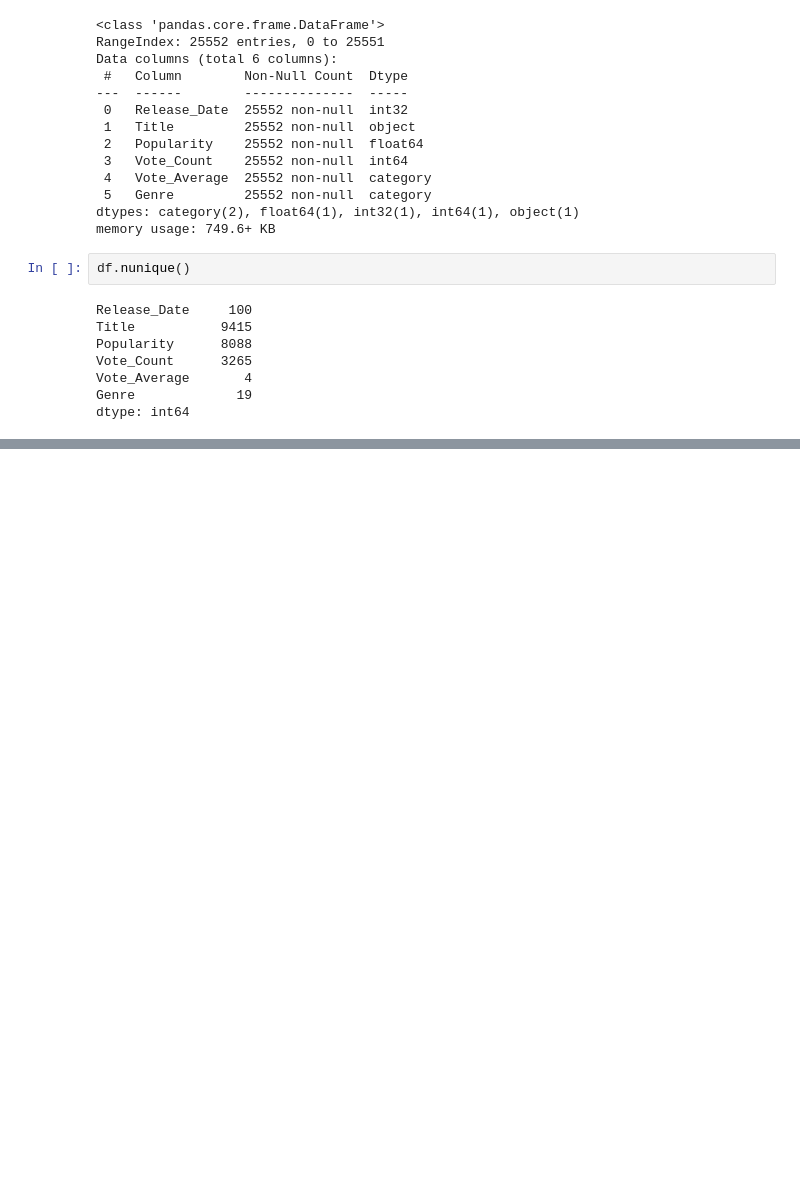
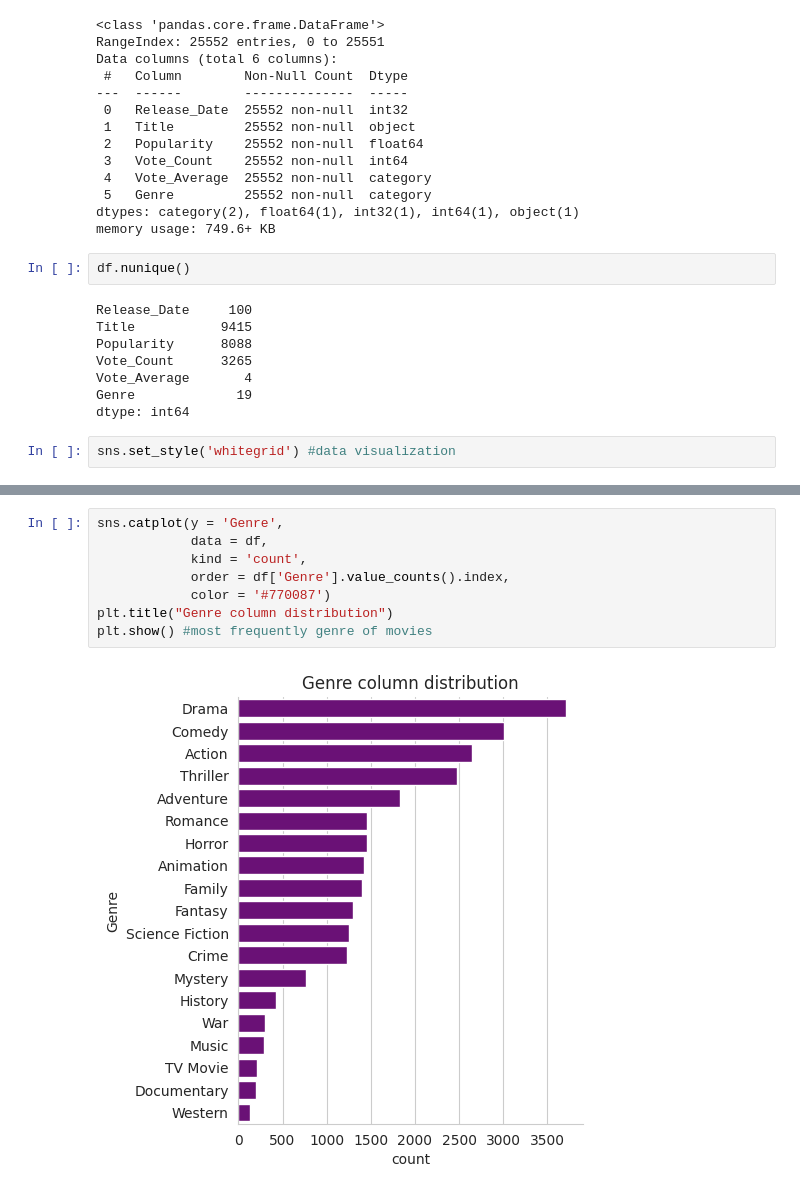
Before and after one commit to callmesidhu/Data-Analysis-Netflix-movie, a Jupyter notebook: data_analysis.ipynb, the cells around one changed output, grey strips where cells are left out. Saved outputs shown, nothing was run; the diff lists cells and outputs as text; blank space fills up the shorter version.

Commit message:
Data visualisation completed

```diff
--- a/data_analysis.ipynb
+++ b/data_analysis.ipynb
@@ -195,3 +195,5 @@ Vote_Count      3265
 Vote_Average       4
 Genre             19
 dtype: int64
+# %%
+sns.set_style('whitegrid') #data visualization
@@ -197,0 +208,10 @@ dtype: int64
+# %%
+sns.catplot(y = 'Genre',
+            data = df,
+            kind = 'count',
+            order = df['Genre'].value_counts().index,
+            color = '#770087')
+plt.title("Genre column distribution")
+plt.show() #most frequently genre of movies
+# %% [output]
+[figure, added]
```
Also changed, not shown: parts of 6 cells of this notebook.
